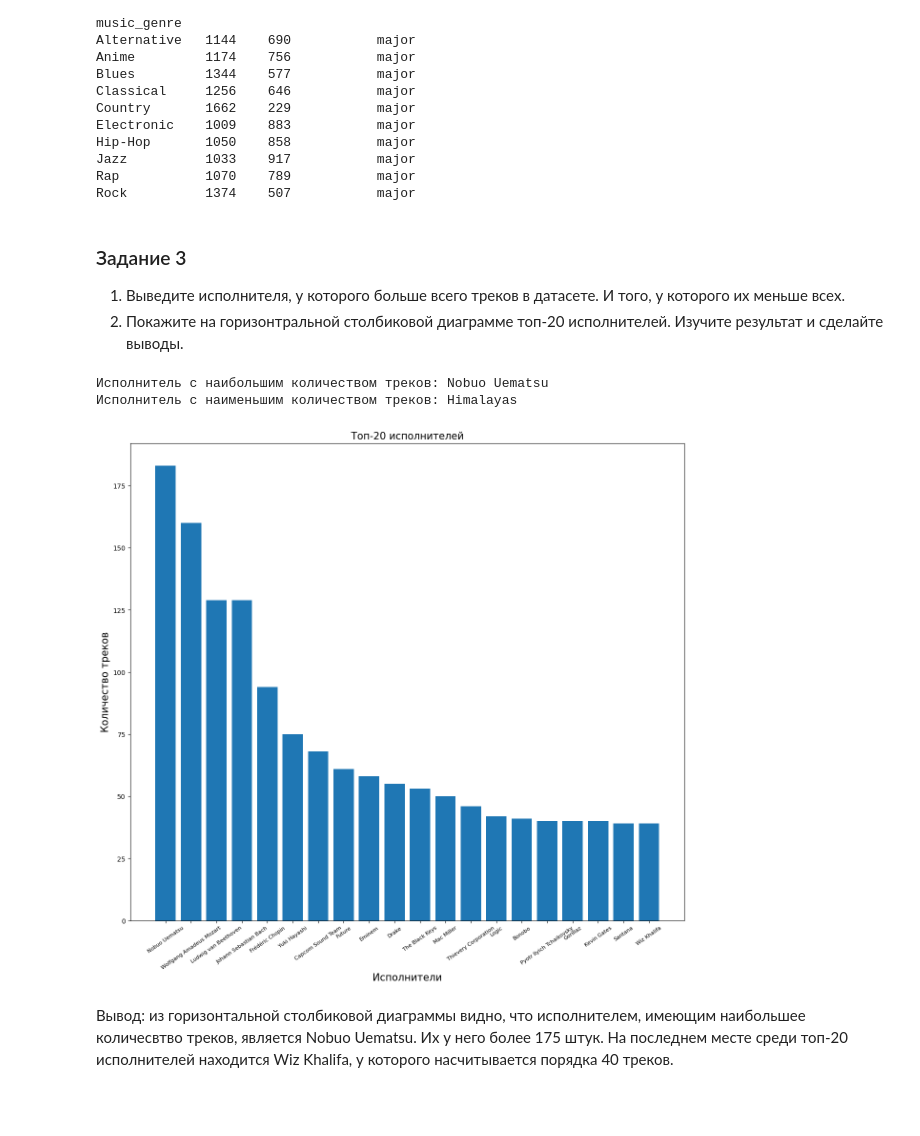
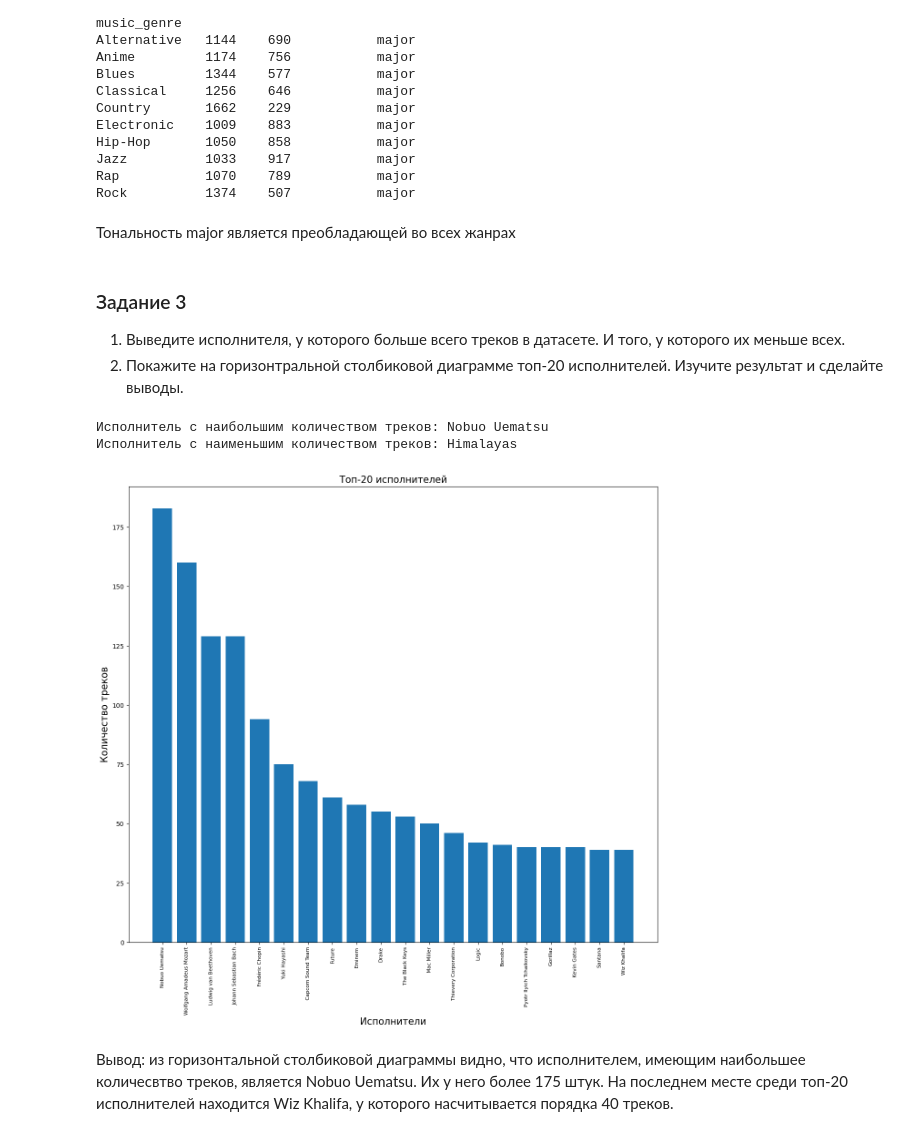
Before and after one commit to soreloserrr/cs102, a Jupyter notebook: homework06/Копия_блокнота_"Практическая_работа_6_22_23_ipynb".ipynb, the cells around one changed output. Saved outputs shown, nothing was run; the diff lists cells and outputs as text; code cells hidden in the pictures; blank space fills up the shorter version.

```diff
--- a/homework06/Копия_блокнота_"Практическая_работа_6_22_23_ipynb".ipynb
+++ b/homework06/Копия_блокнота_"Практическая_работа_6_22_23_ipynb".ipynb
@@ -161,6 +157,8 @@ Hip-Hop       1050    858           major
 Jazz          1033    917           major
 Rap           1070    789           major
 Rock          1374    507           major
+# %% [markdown]
+Тональность major является преобладающей во всех жанрах
 # %% [markdown]
 ### Задание 3
 
@@ -172,35 +170,35 @@ import pandas as pd
 import random
 import matplotlib.pyplot as plt
 
 random.seed(13)
 
 data = pd.read_csv('music_genre.csv').sample(n=20000, random_state=13)
 data = data.drop_duplicates()
 data = data[(data.artist_name != 'empty_field')]
 
 #1
 most_popular_musician = data['artist_name'].value_counts().idxmax()
 print(f"Исполнитель с наибольшим количеством треков: {most_popular_musician}")
 
 least_popular_artist = data['artist_name'].value_counts().idxmin()
 print(f"Исполнитель с наименьшим количеством треков: {least_popular_artist}")
 
 #2
 top_20_musicians = data['artist_name'].value_counts().head(20)
 
 fig = plt.figure(figsize=(15, 13))
 ax = fig.add_subplot(1, 1, 1)
 plt.bar(top_20_musicians.index, top_20_musicians.values)
-plt.xticks(rotation=35, size=8)
+plt.xticks(rotation=90, size=8)
 plt.xlabel('Исполнители', size=15)
 plt.ylabel('Количество треков', size=15)
 plt.title('Топ-20 исполнителей', size=15)
 
 plt.show()
 # %% [output]
 Исполнитель с наибольшим количеством треков: Nobuo Uematsu
 Исполнитель с наименьшим количеством треков: Himalayas
-[figure, old version]
+[figure, new version]
 # %% [markdown]
 Вывод: из горизонтальной столбиковой диаграммы видно, что исполнителем, имеющим наибольшее количесвтво треков, является Nobuo Uematsu. Их у него более 175 штук.
 На последнем месте среди топ-20 исполнителей находится Wiz Khalifa, у которого насчитывается порядка 40 треков.
```
Also changed, not shown: parts of 7 cells of this notebook.
